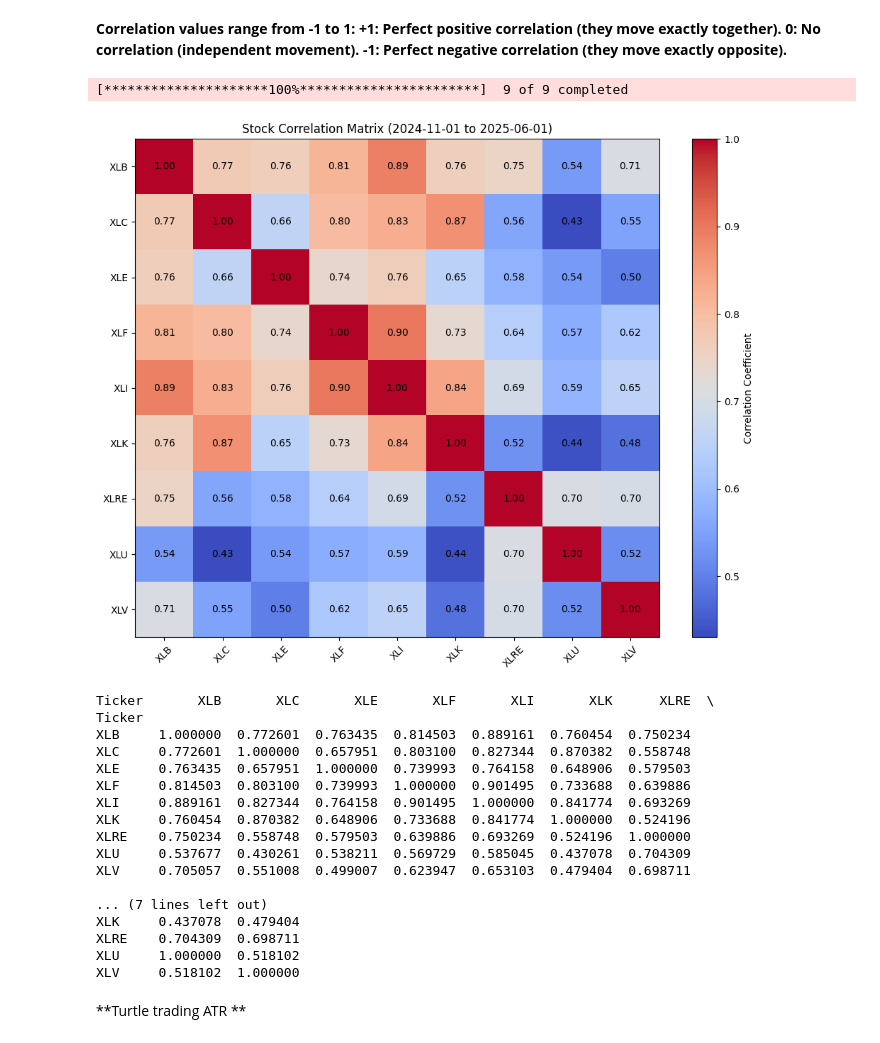
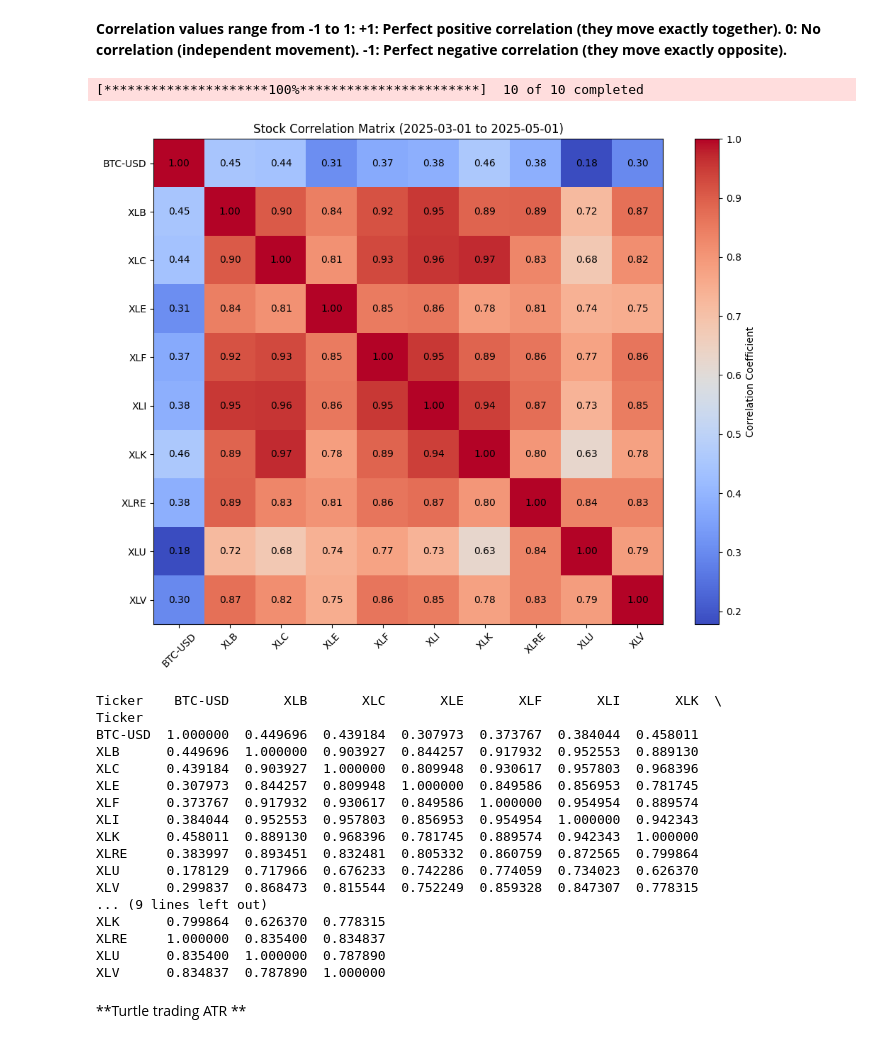
Before and after one commit to baijuthomas528/gs-quant, a Jupyter notebook: Trading_Futures_Options.ipynb, the cells around one changed output. Cells and saved outputs as stored; diff of their text form; code cells hidden in the pictures.

```diff
--- a/Trading_Futures_Options.ipynb
+++ b/Trading_Futures_Options.ipynb
@@ -891,57 +891,57 @@ import matplotlib.pyplot as plt
 import numpy as np
 
 # Define stock tickers to fetch
-tickers = ['XLK', 'XLF', 'XLU', 'XLI','XLI','XLV','XLE','XLB','XLC','XLRE']
+tickers = ['XLK', 'XLF', 'XLU', 'XLI','XLI','XLV','XLE','XLB','XLC','XLRE','BTC-USD']
 
 # Fetch historical data for a specific date range with auto_adjust=True
-start_date = "2024-11-01"  # Specify start date
-end_date = "2025-06-01"    # Specify end date
+start_date = "2025-03-01"  # Specify start date
+end_date = "2025-05-01"    # Specify end date
 data = yf.download(tickers, start=start_date, end=end_date, auto_adjust=False)['Adj Close']
 
 # Calculate daily returns
 returns = data.pct_change().dropna()
 
 # Calculate correlation matrix
 correlation_matrix = returns.corr()
 
 # Plot the correlation matrix
 plt.figure(figsize=(10, 8))
 plt.imshow(correlation_matrix, cmap='coolwarm', interpolation='none', aspect='auto')
 plt.colorbar(label="Correlation Coefficient")
 
 # Annotate the heatmap
 for (i, j), val in np.ndenumerate(correlation_matrix):
     plt.text(j, i, f'{val:.2f}', ha='center', va='center', color='black')
 
 # Set labels and title
 plt.xticks(range(len(correlation_matrix)), correlation_matrix.columns, rotation=45)
 plt.yticks(range(len(correlation_matrix)), correlation_matrix.columns)
 plt.title(f"Stock Correlation Matrix ({start_date} to {end_date})")
 plt.tight_layout()
 plt.show()
 
 # Display correlation matrix as a table
 print(correlation_matrix)
 # %% [output]
-[*********************100%***********************]  9 of 9 completed
+[*********************100%***********************]  10 of 10 completed
-[figure, old version]
+[figure, new version]
-Ticker       XLB       XLC       XLE       XLF       XLI       XLK      XLRE  \
+Ticker    BTC-USD       XLB       XLC       XLE       XLF       XLI       XLK  \
 Ticker
-XLB     1.000000  0.772601  0.763435  0.814503  0.889161  0.760454  0.750234
-XLC     0.772601  1.000000  0.657951  0.803100  0.827344  0.870382  0.558748
-XLE     0.763435  0.657951  1.000000  0.739993  0.764158  0.648906  0.579503
-XLF     0.814503  0.803100  0.739993  1.000000  0.901495  0.733688  0.639886
-XLI     0.889161  0.827344  0.764158  0.901495  1.000000  0.841774  0.693269
-XLK     0.760454  0.870382  0.648906  0.733688  0.841774  1.000000  0.524196
-XLRE    0.750234  0.558748  0.579503  0.639886  0.693269  0.524196  1.000000
-XLU     0.537677  0.430261  0.538211  0.569729  0.585045  0.437078  0.704309
-XLV     0.705057  0.551008  0.499007  0.623947  0.653103  0.479404  0.698711
-
-... (7 lines left out)
-XLK     0.437078  0.479404
-XLRE    0.704309  0.698711
-XLU     1.000000  0.518102
-XLV     0.518102  1.000000
+BTC-USD  1.000000  0.449696  0.439184  0.307973  0.373767  0.384044  0.458011
+XLB      0.449696  1.000000  0.903927  0.844257  0.917932  0.952553  0.889130
+XLC      0.439184  0.903927  1.000000  0.809948  0.930617  0.957803  0.968396
+XLE      0.307973  0.844257  0.809948  1.000000  0.849586  0.856953  0.781745
+XLF      0.373767  0.917932  0.930617  0.849586  1.000000  0.954954  0.889574
+XLI      0.384044  0.952553  0.957803  0.856953  0.954954  1.000000  0.942343
+XLK      0.458011  0.889130  0.968396  0.781745  0.889574  0.942343  1.000000
+XLRE     0.383997  0.893451  0.832481  0.805332  0.860759  0.872565  0.799864
+XLU      0.178129  0.717966  0.676233  0.742286  0.774059  0.734023  0.626370
+XLV      0.299837  0.868473  0.815544  0.752249  0.859328  0.847307  0.778315
+... (9 lines left out)
+XLK      0.799864  0.626370  0.778315
+XLRE     1.000000  0.835400  0.834837
+XLU      0.835400  1.000000  0.787890
+XLV      0.834837  0.787890  1.000000
 # %% [markdown]
 **Turtle trading ATR **
 # %%
```
Also changed, not shown: parts of 9 cells of this notebook.
